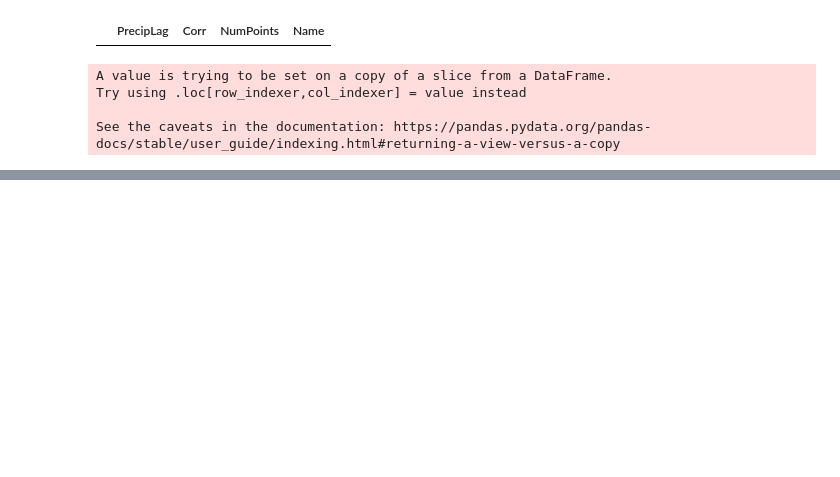
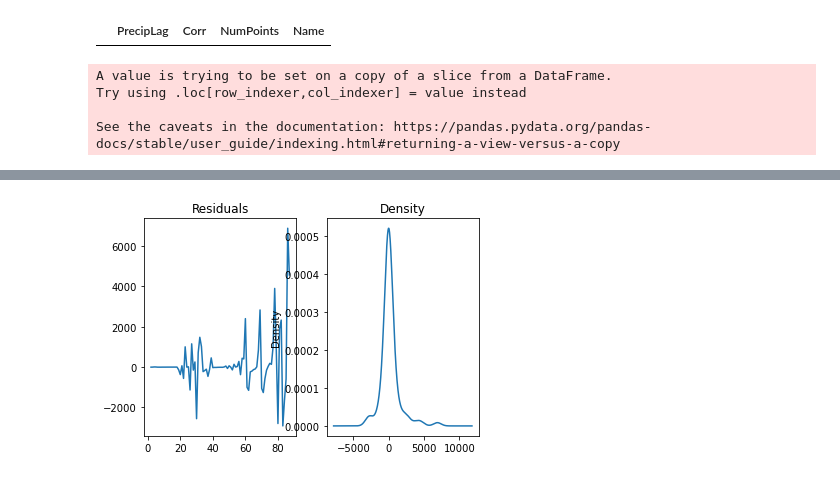
Before and after one commit to Pippeys/River_Data, a Jupyter notebook: Model/Water_DS.ipynb, the cells around one changed output, grey strips where cells are left out. Saved outputs shown, nothing was run; the diff lists cells and outputs as text; code cells hidden in the pictures; blank space fills up the shorter version.

```diff
--- a/Model/Water_DS.ipynb
+++ b/Model/Water_DS.ipynb
@@ -275,0 +353,6 @@ fig.show()
+# %%
+from statsmodels.tsa.statespace.sarimax import SARIMAX
+
+model = SARIMAX(eel_train.CFS[1:],exog=eel_train.Precip_Shift.dropna(),order=(0,1,0))
+model_fit = model.fit()
+model_fit.summary()
@@ -275,0 +381,8 @@ fig.show()
+# %%
+residuals = model_fit.resid[1:]
+fig, ax = plt.subplots(1,2)
+residuals.plot(title='Residuals',ax=ax[0])
+residuals.plot(title='Density',kind='kde',ax=ax[1])
+plt.show()
+# %% [output]
+[figure, added]
```
Also changed, not shown: parts of 13 cells of this notebook, 4 other files.
